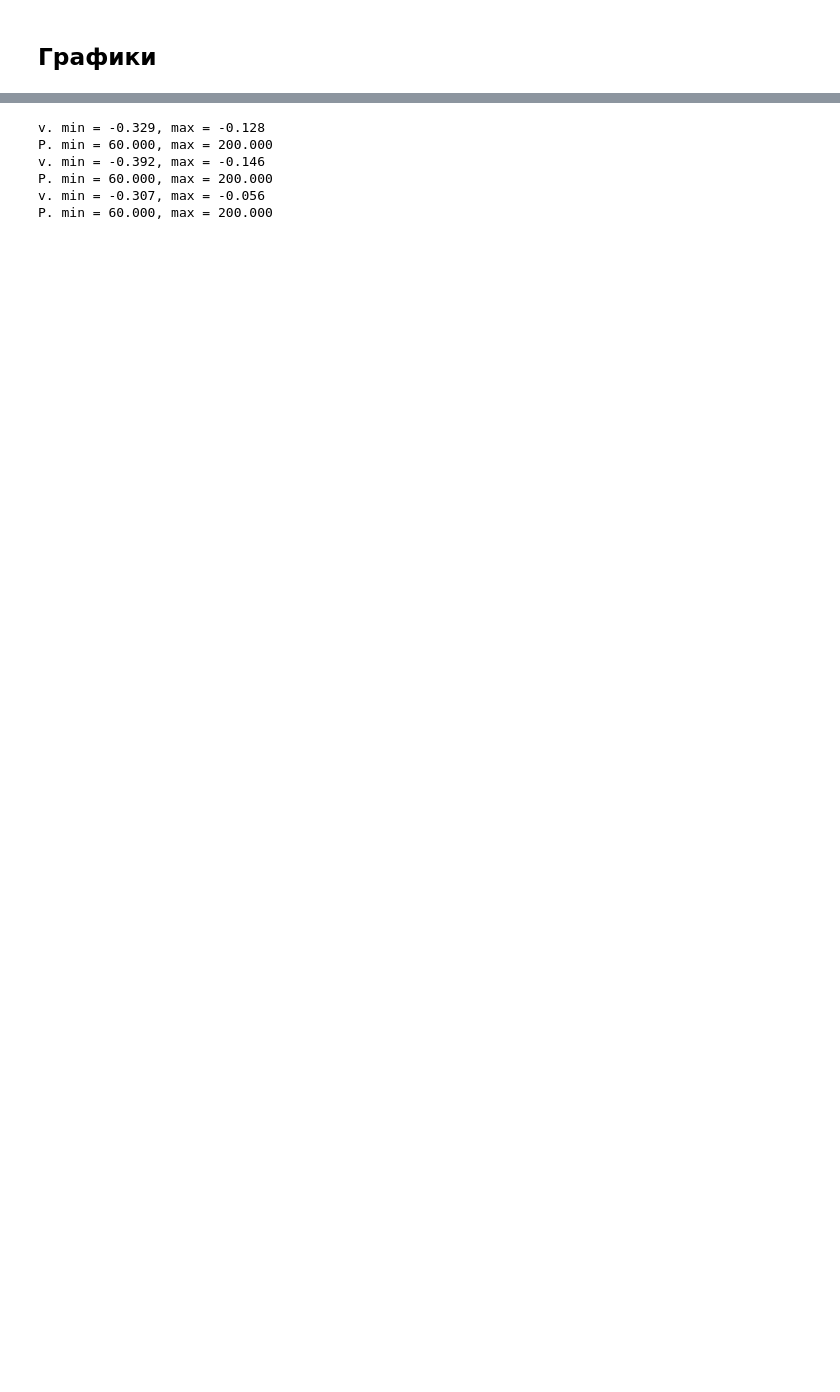
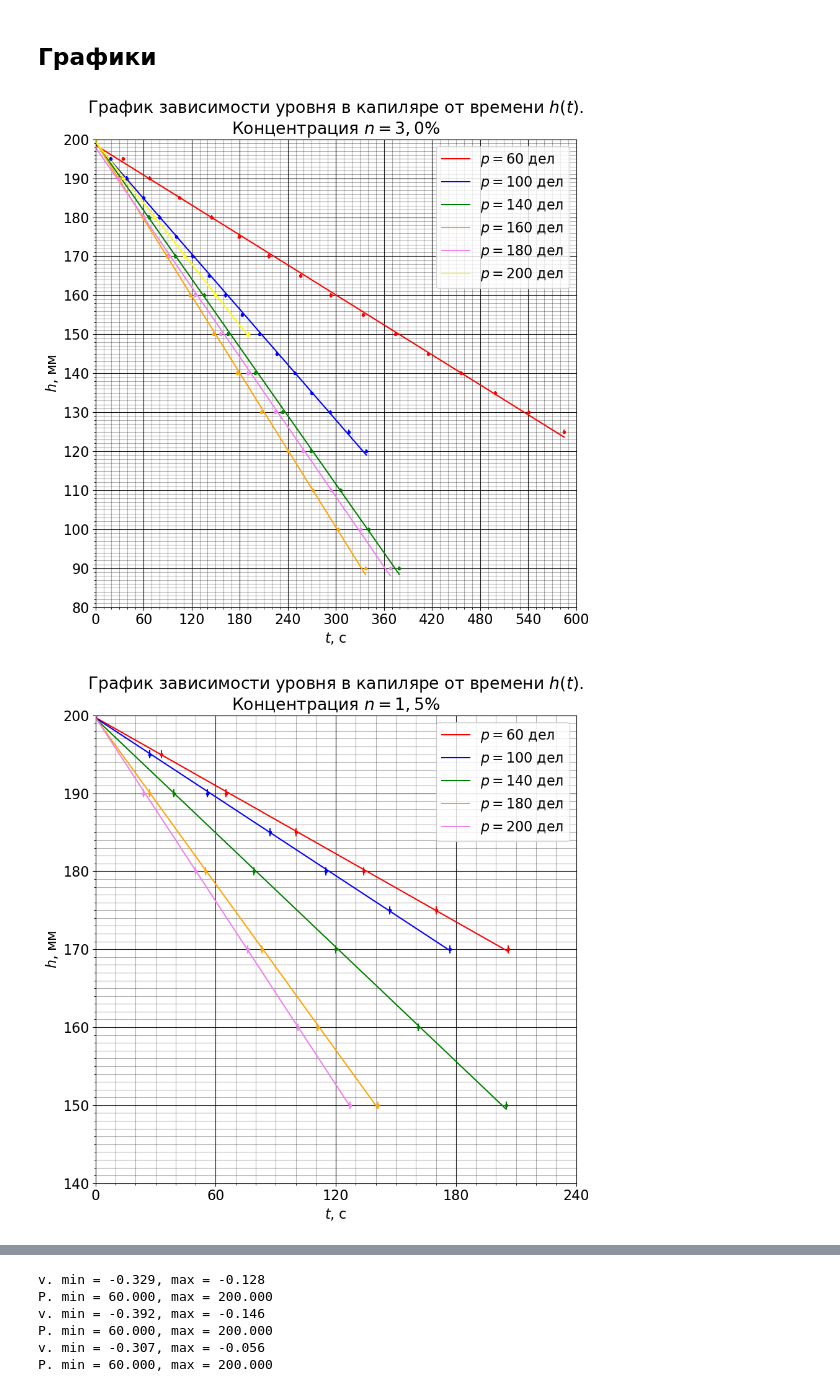
Before and after one commit to ArtemMaslov/Lab_2.3.3, a Jupyter notebook: processing 2.3.3.ipynb, the cells around one changed output, grey strips where cells are left out. Drawn from its saved outputs; the diff is of its cells as text; code cells hidden in the pictures; blank space fills up the shorter version.

```diff
--- a/processing 2.3.3.ipynb
+++ b/processing 2.3.3.ipynb
@@ -93,7 +188,7 @@ data = pd.read_excel('data/data 2.3.3.ods',
                      sheet_name = sheet_names,
                      usecols = "A:AI")
 
-n = [0.03, 0.015, 0.0075]
+n = np.array([0.03, 0.015, 0.0075])
 # %%
 class Exp:
 
@@ -107,6 +202,7 @@ class Exp:
 
         self.popt_h_t = []
         self.pcov_h_t = []
+        self.err_h_t  = []
 
         for i in range(0, h_t_count):
             p = data[0 + 6 * i][2  ]
@@ -128,6 +224,8 @@ class Exp:
             self.popt_h_t.append(popt_h_t)
             self.pcov_h_t.append(pcov_h_t)
 
+            self.err_h_t.append(CalcErrors(popt_h_t, pcov_h_t, printRes = False))
+
             v = popt_h_t[0]
 
             self.v.append(v)
@@ -146,8 +244,10 @@ class Exp:
 
         self.Posm = -self.popt_v_p[1] / self.popt_v_p[0] # v = aP + b. Posm = -b / a
 
-        self.m_salt = self.n * m
-        self.
-        self.Posm_calc = self.n * k * T
+        m_all_salt = self.n * m
+        nu_all_salt = m_all_salt / mu_salt
+
+        self.n_salt = nu_all_salt * NA / V
+        self.Posm_calc = self.n_salt * k * T
 # %%
 exps = []
@@ -185,0 +356,28 @@ for st in range(0, len(exps)):
+# %%
+a = []
+b = []
+sig_a = []
+sig_b = []
+_n = []
+
+for st in range(0, len(n)):
+    exp = exps[st]
+
+    a.append(exp.popt_v_p[0])
+    b.append(exp.popt_v_p[1])
+    sig_a.append(exp.err_v_p[0])
+    sig_b.append(exp.err_v_p[1])
+    _n.append(n[st] * 100)
+
+a = NpToStrList(np.array(a), 4)
+b = NpToStrList(np.array(b), 4)
+sig_a = NpToStrList(np.array(sig_a), 4)
+sig_b = NpToStrList(np.array(sig_b), 4)
+_n = NpToStrList(np.array(_n), 2)
+
+CreateVerticalTableHeader('v_p_fit.tex',
+                          ['$n$, \\%', '$a$, $\\frac{мм}{с \\cdot дел}$', '$\\sigma_a$, $\\frac{мм}{с \\cdot дел}$',
+                           '$b$, $\\frac{мм}{с}$', '$\\sigma_b$, $\\frac{мм}{с}$'],
+                          [_n, a, sig_a, b, sig_b],
+                          None,
+                          [1, 1] + [0] * (len(_n) - 1) + [1])
@@ -198,7 +408,7 @@ for expIndex in range(0, len(exps)):
     exp = exps[expIndex]
 
     plotTitle       = 'График зависимости уровня в капиляре от времени $h(t)$.\nКонцентрация $n = ' +\
-        str(n[expIndex] * 100) + '$'
+        str(n[expIndex] * 100).replace('.', ',') + '$%'
 
     xLabel          = '$t$, с'
     yLabel          = '$h$, мм'
@@ -266,30 +476,33 @@ for expIndex in range(0, len(exps)):
     # Пределы графика
 
     plt.xlim([xMin, xMax])
     plt.ylim([yMin, yMax])
 
     # Форматирование чёрточек
 
     def xTickFormatter(tickVal, position):
         return "{:.{prec}f}".format(tickVal * xTickMultiplier, prec = xPrecision).replace('.', ',')
 
     def yTickFormatter(tickVal, position):
         return "{:.{prec}f}".format(tickVal * yTickMultiplier, prec = yPrecision).replace('.', ',')
 
     axes.xaxis.set_major_formatter(ticker.FuncFormatter(xTickFormatter))
     axes.yaxis.set_major_formatter(ticker.FuncFormatter(yTickFormatter))
 
     # Легенда
 
     plt.legend(loc = 'upper right')
 
     # Сетка
 
     plt.grid(b=True, which='major', c = 'black', alpha = 0.9)
     plt.grid(b=True, which='minor', c = 'black', alpha = 0.3)
 
     # Вывод
 
     plt.savefig("plots\\graph_h_t_" + str(expIndex) + ".png")
 
     plt.show()
+# %% [output]
+[figure, added]
+[figure, added]
```
Also changed, not shown: parts of 13 cells of this notebook, 36 other files.
